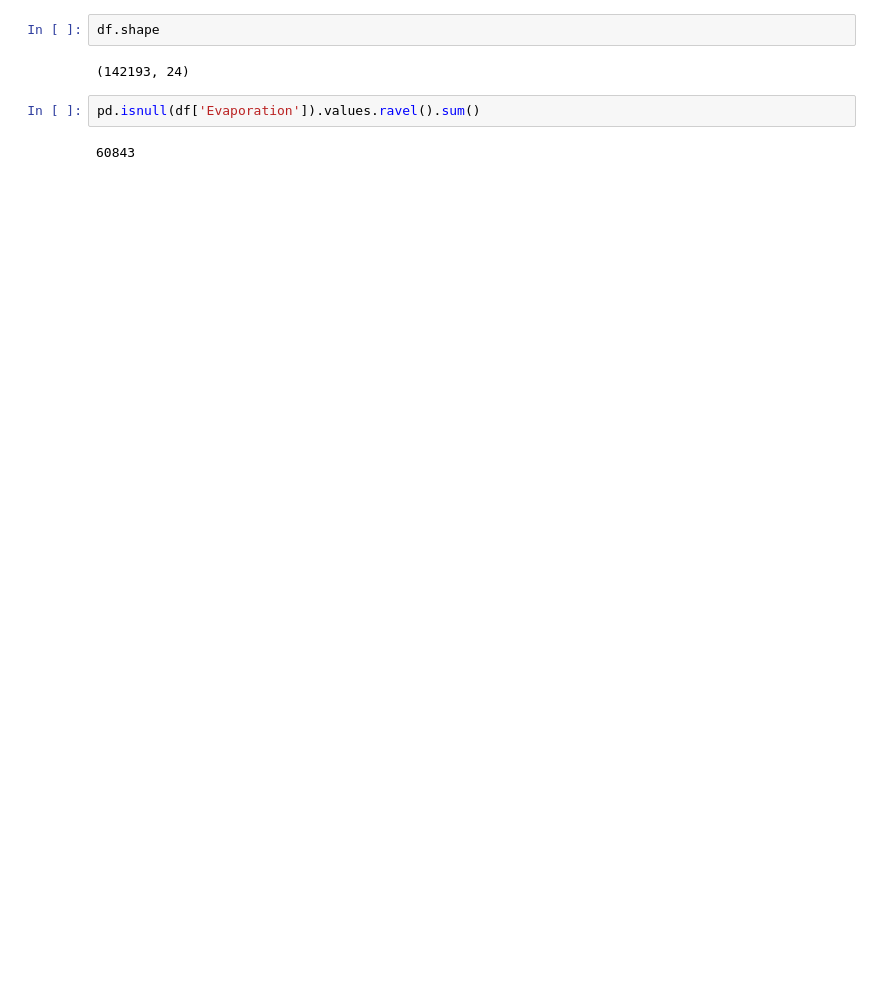
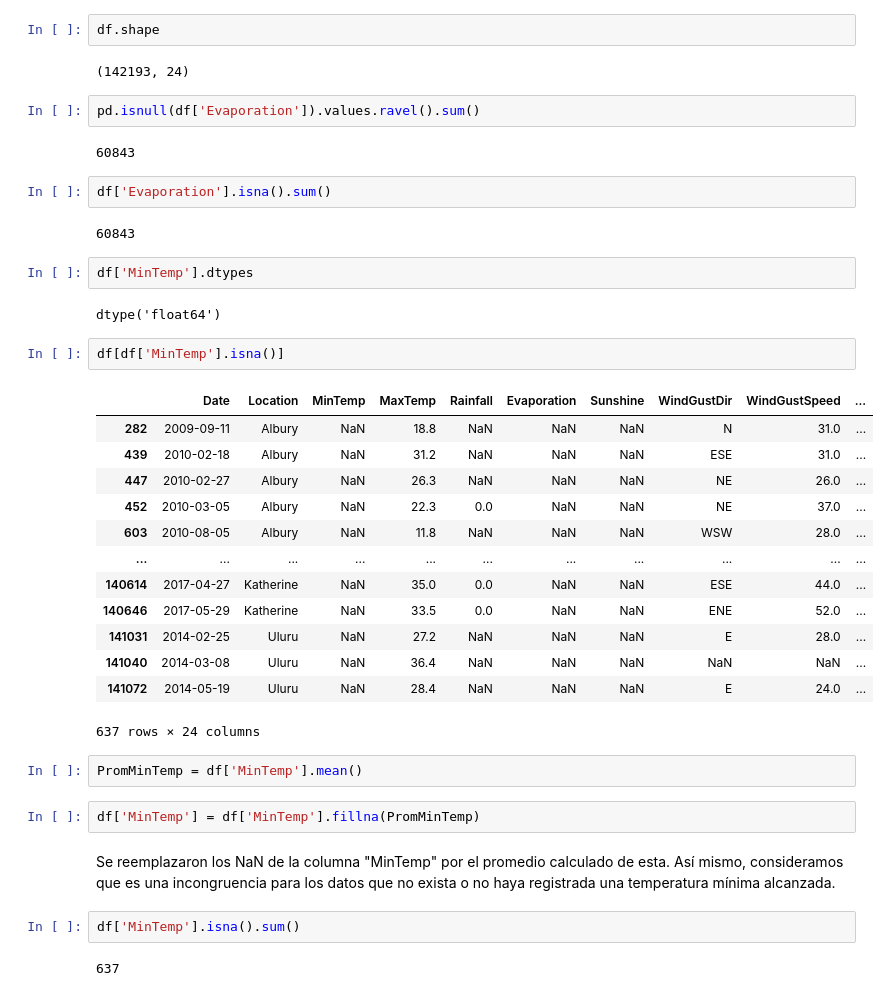
Before and after one commit to nicolasignacio97/Mineria-Duoc, a Jupyter notebook: EV_EDA_Barrios_Javier_Acuña_Joaquin_Rojas_Nicolas.ipynb, the cells around one changed output. Cells and saved outputs as stored; diff of their text form; blank space fills up the shorter version.

```diff
--- a/EV_EDA_Barrios_Javier_Acuña_Joaquin_Rojas_Nicolas.ipynb
+++ b/EV_EDA_Barrios_Javier_Acuña_Joaquin_Rojas_Nicolas.ipynb
@@ -38,3 +39,37 @@ df.shape
 pd.isnull(df['Evaporation']).values.ravel().sum()
 # %% [output]
 60843
+# %%
+df['Evaporation'].isna().sum()
+# %% [output]
+60843
+# %%
+df['MinTemp'].dtypes
+# %% [output]
+dtype('float64')
+# %%
+df[df['MinTemp'].isna()]
+# %% [output]
+|  | Date | Location | MinTemp | MaxTemp | Rainfall | Evaporation | Sunshine | WindGustDir | WindGustSpeed | ... |
+| 282 | 2009-09-11 | Albury | NaN | 18.8 | NaN | NaN | NaN | N | 31.0 | ... |
+| 439 | 2010-02-18 | Albury | NaN | 31.2 | NaN | NaN | NaN | ESE | 31.0 | ... |
+| 447 | 2010-02-27 | Albury | NaN | 26.3 | NaN | NaN | NaN | NE | 26.0 | ... |
+| 452 | 2010-03-05 | Albury | NaN | 22.3 | 0.0 | NaN | NaN | NE | 37.0 | ... |
+| 603 | 2010-08-05 | Albury | NaN | 11.8 | NaN | NaN | NaN | WSW | 28.0 | ... |
+| ... | ... | ... | ... | ... | ... | ... | ... | ... | ... | ... |
+| 140614 | 2017-04-27 | Katherine | NaN | 35.0 | 0.0 | NaN | NaN | ESE | 44.0 | ... |
+| 140646 | 2017-05-29 | Katherine | NaN | 33.5 | 0.0 | NaN | NaN | ENE | 52.0 | ... |
+| 141031 | 2014-02-25 | Uluru | NaN | 27.2 | NaN | NaN | NaN | E | 28.0 | ... |
+| 141040 | 2014-03-08 | Uluru | NaN | 36.4 | NaN | NaN | NaN | NaN | NaN | ... |
+| 141072 | 2014-05-19 | Uluru | NaN | 28.4 | NaN | NaN | NaN | E | 24.0 | ... |
+637 rows × 24 columns
+# %%
+PromMinTemp = df['MinTemp'].mean()
+# %%
+df['MinTemp'] = df['MinTemp'].fillna(PromMinTemp)
+# %% [markdown]
+Se reemplazaron los NaN de la columna "MinTemp" por el promedio calculado de esta. Así mismo, consideramos que es una incongruencia para los datos que no exista o no haya registrada una temperatura mínima alcanzada.
+# %%
+df['MinTemp'].isna().sum()
+# %% [output]
+637
```
Also changed, not shown: parts of 4 cells of this notebook.
